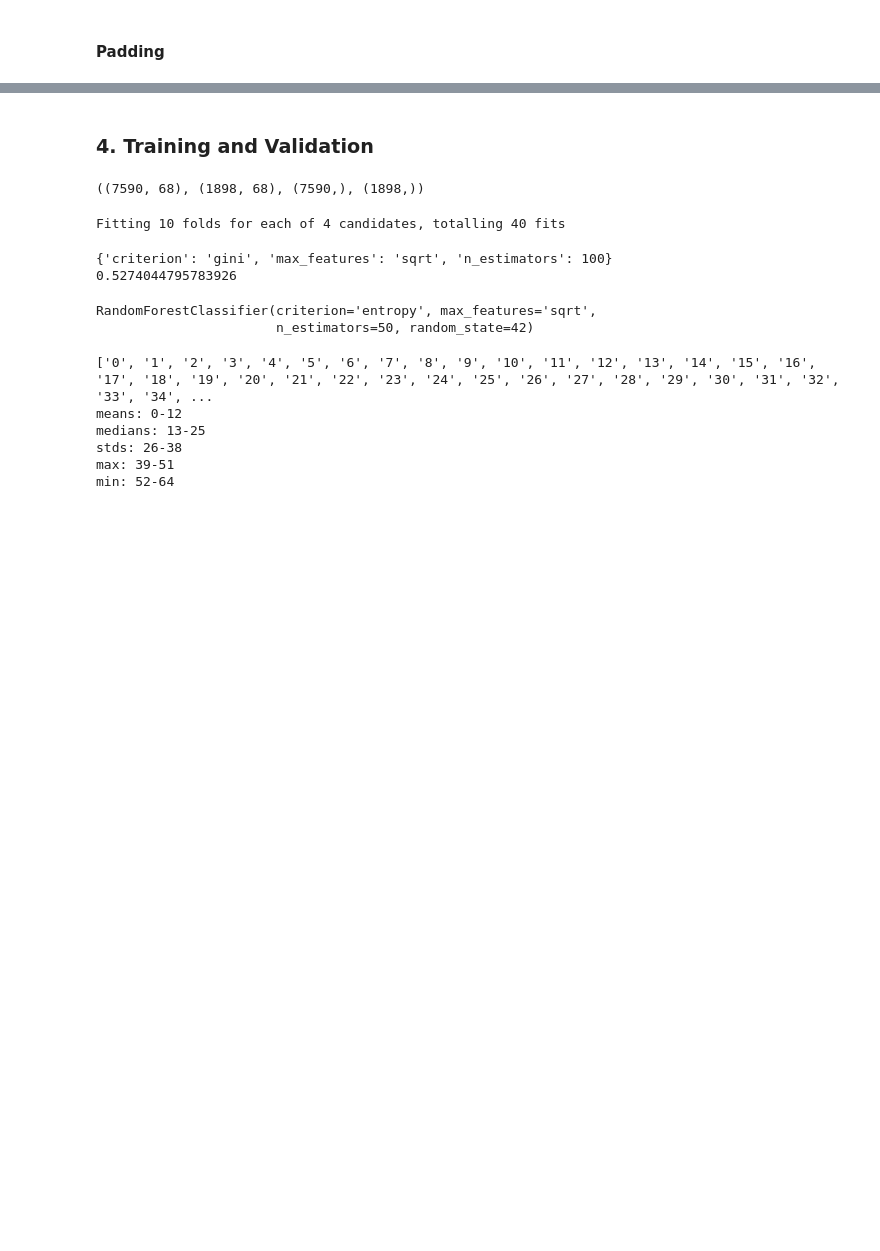
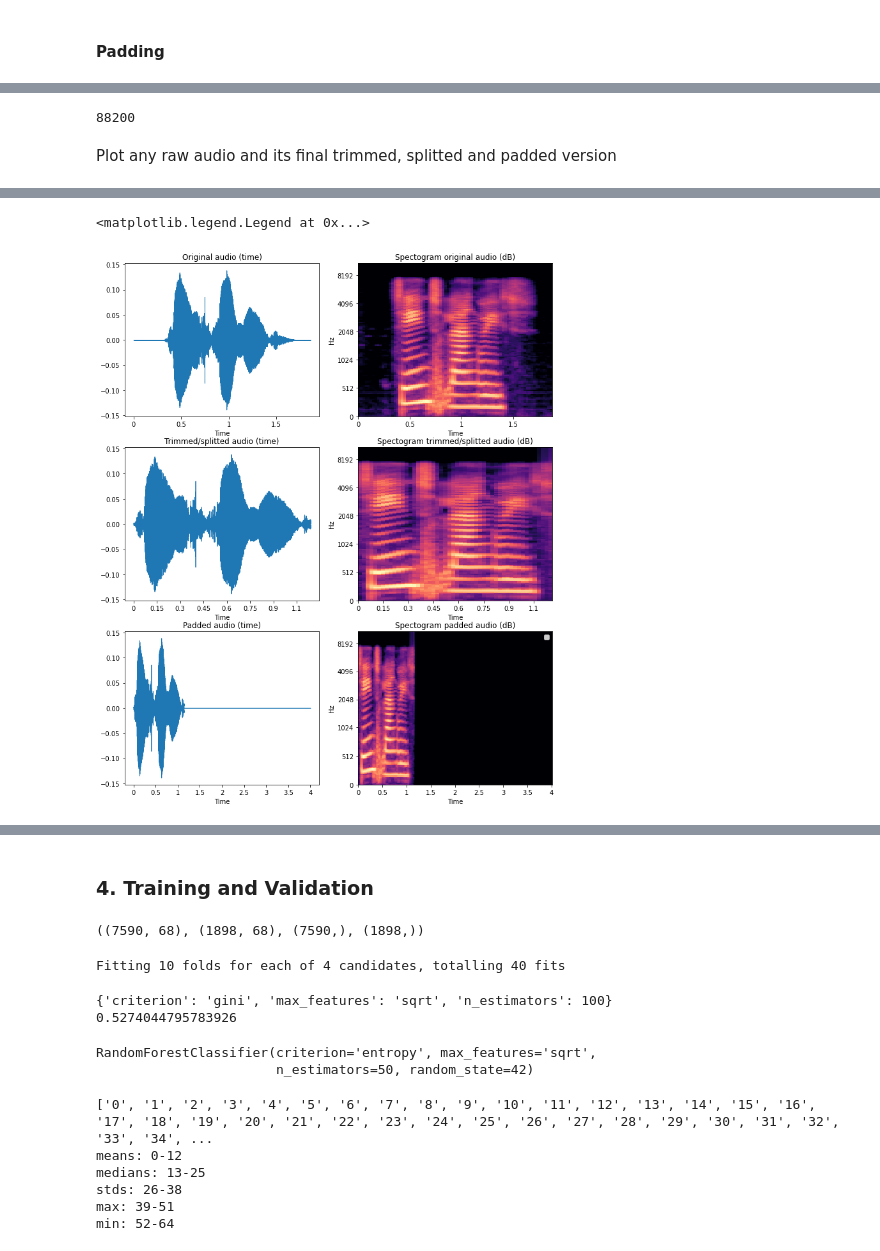
Before and after one commit to andrerubeis/andrerubeis, a Jupyter notebook: final_version_MFCCs_aggregation.ipynb, the cells around one changed output, grey strips where cells are left out. Drawn from its saved outputs; the diff is of its cells as text; code cells hidden in the pictures; blank space fills up the shorter version.

```diff
--- a/final_version_MFCCs_aggregation.ipynb
+++ b/final_version_MFCCs_aggregation.ipynb
@@ -518,3 +478,5 @@ dtype: int64
+# %%
+max_length = 4*sr
 # %%
 # ipd.Audio(df_pd['audio'][8136], rate=22050)
 # %%
@@ -523,7 +485,10 @@ dtype: int64
 #### Padding
 # %%
 # # # Padding shorter audio with 0 samples in order to get all audio files of the same length
-# max_length = lengths.max()
-# for i, audio in enumerate(df_pd.audio_trim):
+audios_reconstructed_padded = []
+for i, audio in enumerate(df_pd.audio_reconstructed):
+    audio_reconstructed_padded = np.pad(df_pd.audio_reconstructed[i],(0,max_length- len(df_pd.audio_reconstructed[i])),mode='constant', constant_values=0)
+    audios_reconstructed_padded.append(audio_reconstructed_padded)
 
-#     df_pd.audio_trim[i] = np.pad(df_pd.audio_trim[i],(0,max_length- len(df_pd.audio_trim[i])),mode='constant', constant_values=0)
+df_pd['audio_reconstructed_padded'] = audios_reconstructed_padded
+df_pd
@@ -552,0 +509,57 @@ mins = mfcc_features.min(axis=1)
+# %%
+len(df_pd.audio_reconstructed_padded[3])
+# %% [output]
+88200
+# %% [markdown]
+Plot any raw audio and its final trimmed, splitted and padded version
+# %%
+audio = df_pd.audio[0]
+audio_trimmed_splitted = df_pd.audio_reconstructed[0]
+audio_trimmed_splitted_padded = df_pd.audio_reconstructed_padded[0]
+
+mel_features_audio = librosa.feature.melspectrogram(y=audio, sr=sr)
+mel_features_audio_trimmed_splitted = librosa.feature.melspectrogram(y=audio_trimmed_splitted, sr=sr)
+mel_features_audio_trimmed_splitted_padded = librosa.feature.melspectrogram(y=audio_trimmed_splitted_padded, sr=sr)
+
+S1 = librosa.power_to_db(mel_features_audio, ref=np.max)
+S2 = librosa.power_to_db(mel_features_audio_trimmed_splitted, ref=np.max)
+S3 = librosa.power_to_db(mel_features_audio_trimmed_splitted_padded, ref=np.max)
+
+
+
+fig, axs = plt.subplots(3,2, figsize=(12,15))
+librosa.display.waveshow(audio,sr=sr, x_axis='time', label='original', ax=axs[0,0]);
+librosa.display.waveshow(audio_trimmed_splitted,sr=sr, x_axis='time', label='processed', ax=axs[1,0]);
+librosa.display.waveshow(audio_trimmed_splitted_padded,sr=sr, x_axis='time', label='processed', ax=axs[2,0]);
+
+librosa.display.specshow(S1, x_axis='time', y_axis='mel',ax=axs[0, 1]) # mfcc in row i, column 1
+librosa.display.specshow(S2, x_axis='time', y_axis='mel', ax=axs[1, 1]) # mfcc in row i, column 1
+librosa.display.specshow(S3, x_axis='time', y_axis='mel',ax=axs[2, 1]) # mfcc in row i, column 1
+
+
+axs[0,0].set(title="Original audio (time)")
+axs[0,1].set(title="Spectogram original audio (dB)")
+axs[1,0].set(title="Trimmed/splitted audio (time)")
+axs[1,1].set(title="Spectogram trimmed/splitted audio (dB)")
+axs[2,0].set(title="Padded audio (time)")
+axs[2,1].set(title="Spectogram padded audio (dB)")
+plt.legend()
+
+# #librosa.display.specshow(mfccs, x_axis='time', ax=ax[i, 1]) # mfcc in row i, column 1
+
+# axs[0, 0].librosa.display.waveshow(s1,sr=sr, x_axis='time', label='original');
+# axs[0, 0].set_title('Original audio')
+# axs[0, 1].librosa.display.specshow(S1, x_axis='time', y_axis='mel');
+# axs[0, 1].set_title('Spectogram orignal audio')
+# axs[1, 0].librosa.display.waveshow(s2,sr=sr, x_axis='time', label='processed');
+# axs[1, 0].set_title('Processed audio')
+# axs[1, 1].librosa.display.specshow(S2, x_axis='time', y_axis='mel');
+# axs[1, 1].set_title('Spectogram processed audio')
+
+# for ax in axs.flat:
+#     ax.set(xlabel='x-label', ylabel='y-label')
+
+# # Hide x labels and tick labels for top plots and y ticks for right plots.
+# for ax in axs.flat:
+#     ax.label_outer()
+# %% [output]
@@ -552,0 +567,2 @@ mins = mfcc_features.min(axis=1)
+<matplotlib.legend.Legend at 0x...>
+[figure, added]
```
Also changed, not shown: parts of 60 cells of this notebook.
